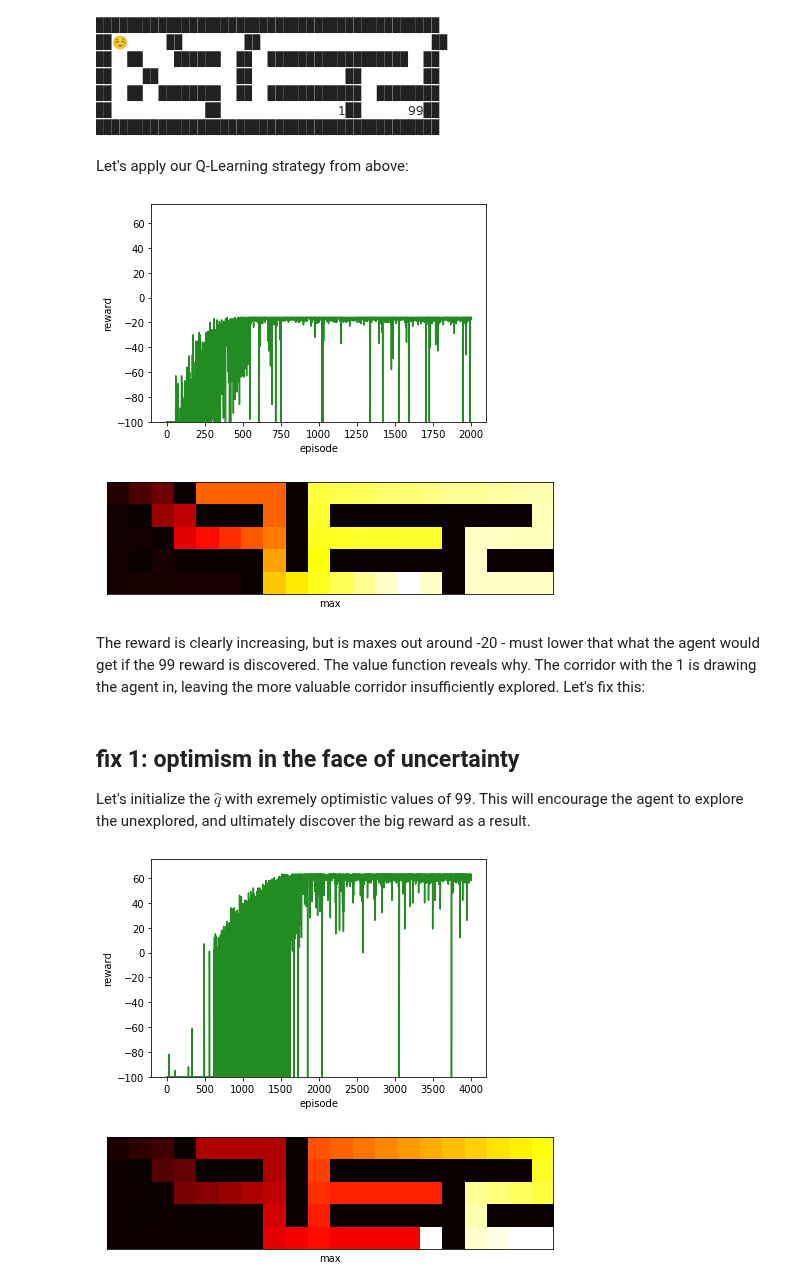
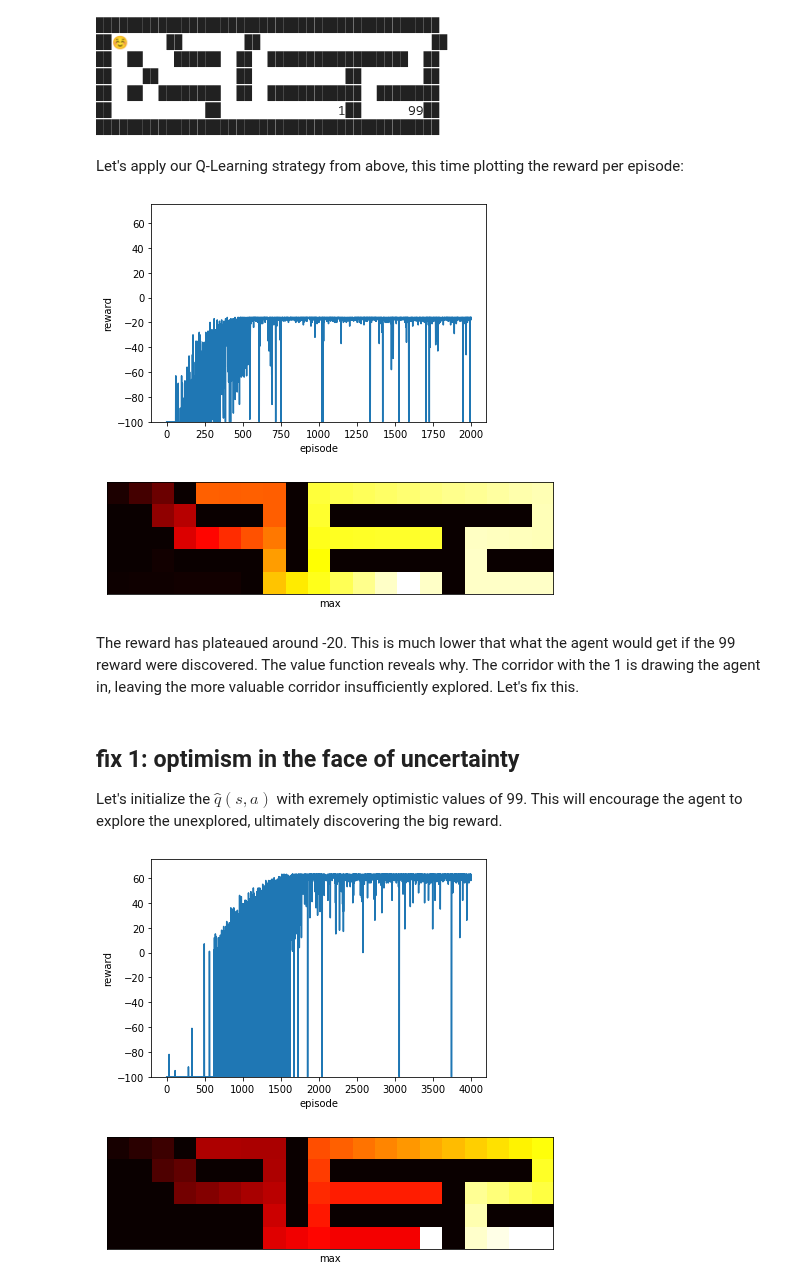
Before and after one commit to richard-warren/rl_sandbox, a Jupyter notebook: demo.ipynb, the cells around one changed output. Cells and saved outputs as stored; diff of their text form; code cells hidden in the pictures.

```diff
--- a/demo.ipynb
+++ b/demo.ipynb
@@ -136,33 +139,33 @@ env.render();
 ██            ██               1██      99██
 ████████████████████████████████████████████
 # %% [markdown]
-Let's apply our Q-Learning strategy from above:
+Let's apply our Q-Learning strategy from above, this time plotting the reward per episode:
 # %%
-ctl_q = Control.QLearning(env)
-steps_q, rewards_q = ctl_q.train(alpha=.05, gamma=1, epsilon=.05, episodes=2000)
+ctl = Control.QLearning(env)
+rewards = ctl.train(alpha=.05, gamma=1, epsilon=.05, episodes=2000)[1]
 
 # plot rewards and value function
 ax = plt.axes(xlabel='episode', ylabel='reward', ylim=[-100,75])
-ax.plot(rewards_q, color='forestgreen');
-ctl_q.plotQ(figsize=(8,32), max_only=True)
+ax.plot(rewards);
+ctl.plotQ(figsize=(8,32), max_only=True)
 # %% [output]
-[figure, old version]
+[figure, new version]
 [figure]
 # %% [markdown]
-The reward is clearly increasing, but is maxes out around -20 - must lower that what the agent would get if the 99 reward is discovered. The value function reveals why. The corridor with the 1 is drawing the agent in, leaving the more valuable corridor insufficiently explored. Let's fix this:
+The reward has plateaued around -20. This is much lower that what the agent would get if the 99 reward were discovered. The value function reveals why. The corridor with the 1 is drawing the agent in, leaving the more valuable corridor insufficiently explored. Let's fix this.
 # %% [markdown]
 ## fix 1: optimism in the face of uncertainty
 
-Let's initialize the $\hat{q}$ with exremely optimistic values of 99. This will encourage the agent to explore the unexplored, and ultimately discover the big reward as a result.
+Let's initialize the $\hat{q}(s,a)$ with exremely optimistic values of 99. This will encourage the agent to explore the unexplored, ultimately discovering the big reward.
 # %%
-ctl_q = Control.QLearning(env, Q_init=99)  # initialize Q with values of 99
-steps_q, rewards_q = ctl_q.train(alpha=.05, gamma=1, epsilon=.05, episodes=4000)
+ctl = Control.QLearning(env, Q_init=99)  # initialize Q with values of 99
+rewards = ctl.train(alpha=.05, gamma=1, epsilon=.05, episodes=4000)[1]
 
 # plot rewards and value function
 ax = plt.axes(xlabel='episode', ylabel='reward', ylim=[-100,75])
-ax.plot(rewards_q, color='forestgreen');
-ctl_q.plotQ(figsize=(8,32), max_only=True)
+ax.plot(rewards);
+ctl.plotQ(figsize=(8,32), max_only=True)
 # %% [output]
-[figure, old version]
+[figure, new version]
 [figure]
 # %% [markdown]
```
Also changed, not shown: parts of 19 cells of this notebook, 3 other files.
